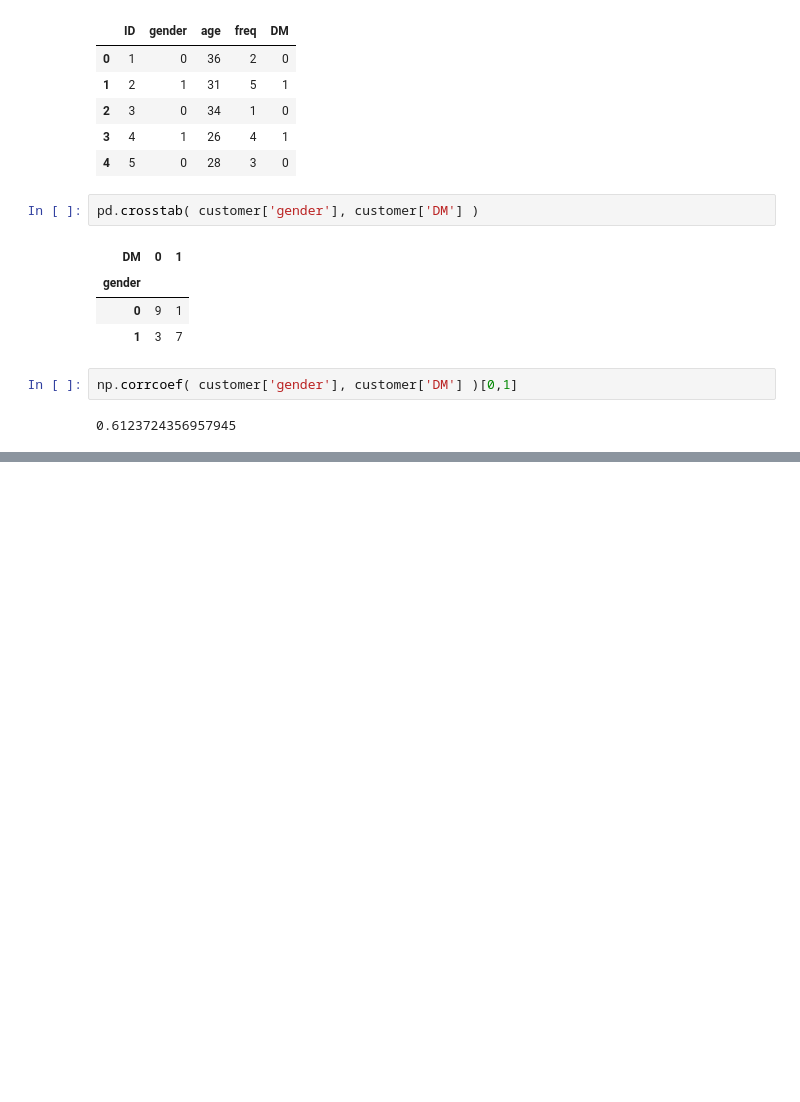
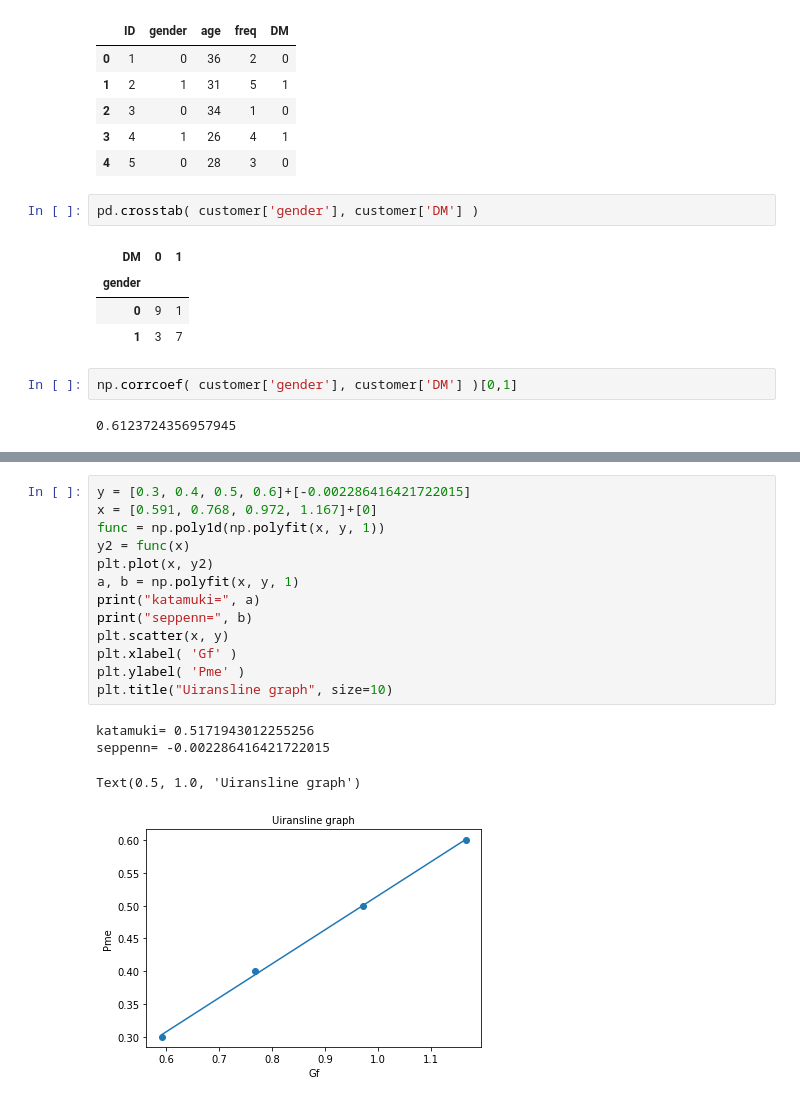
Before and after one commit to englishta/algorithm, a Jupyter notebook: graphic/2/18T1040X_加藤正隆(2).ipynb, the cells around one changed output, grey strips where cells are left out. Drawn from its saved outputs; the diff is of its cells as text; blank space fills up the shorter version.

```diff
--- a/graphic/2/18T1040X_加藤正隆(2).ipynb
+++ b/graphic/2/18T1040X_加藤正隆(2).ipynb
@@ -134,0 +157,18 @@ np.corrcoef( customer['gender'], customer['DM'] )[0,1]
+# %%
+y = [0.3, 0.4, 0.5, 0.6]+[-0.002286416421722015]
+x = [0.591, 0.768, 0.972, 1.167]+[0]
+func = np.poly1d(np.polyfit(x, y, 1))
+y2 = func(x)
+plt.plot(x, y2)
+a, b = np.polyfit(x, y, 1)
+print("katamuki=", a)
+print("seppenn=", b)
+plt.scatter(x, y)
+plt.xlabel( 'Gf' )
+plt.ylabel( 'Pme' )
+plt.title("Uiransline graph", size=10)
+# %% [output]
+katamuki= 0.5171943012255256
+seppenn= -0.002286416421722015
+Text(0.5, 1.0, 'Uiransline graph')
+[figure, added]
```
Also changed, not shown: parts of 2 cells of this notebook, 4 other files.
